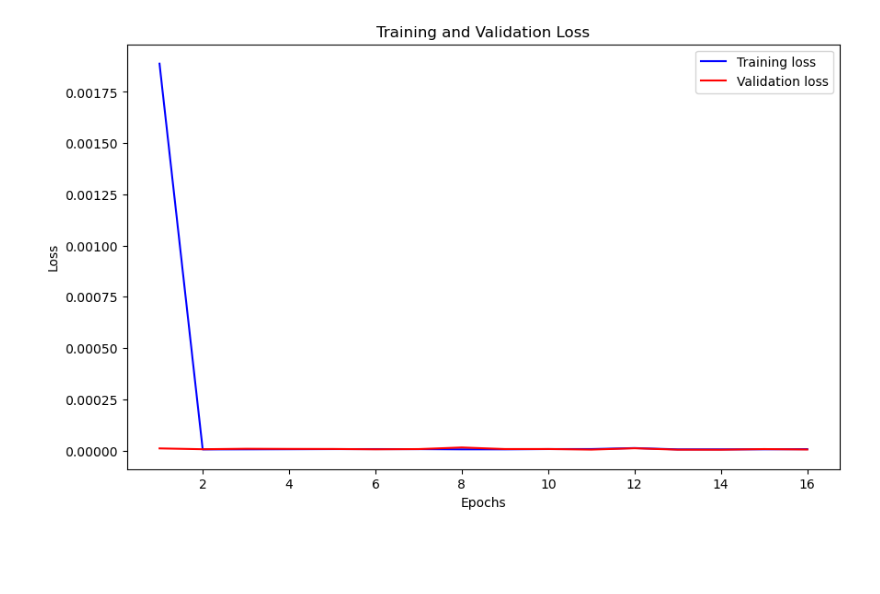
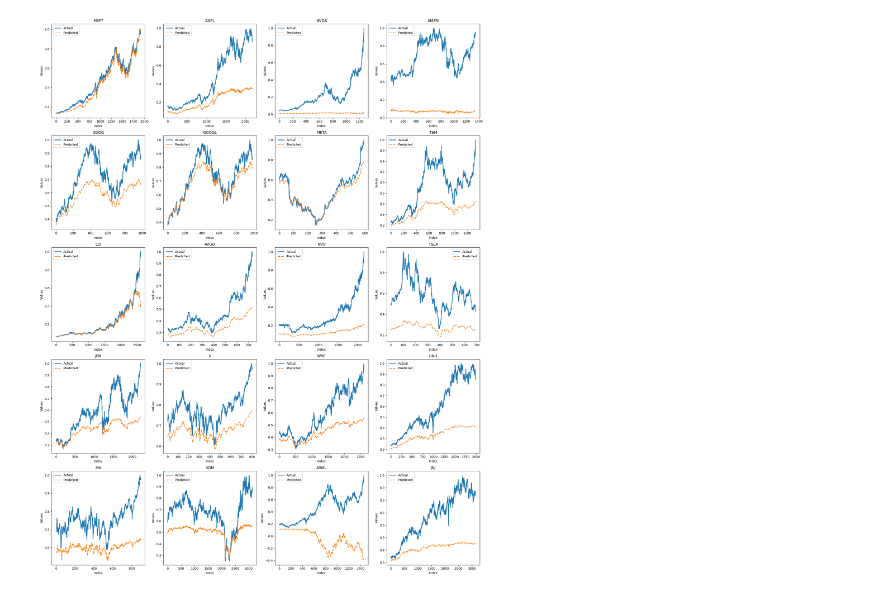
Before and after one commit to thinkaboutzuuu/research-project, a Jupyter notebook: LSTM/get_mod.ipynb, the cells around one changed output. Drawn from its saved outputs; the diff is of its cells as text; code cells hidden in the pictures; blank space fills up the shorter version.

Commit message:
completed predicting values and

```diff
--- a/LSTM/get_mod.ipynb
+++ b/LSTM/get_mod.ipynb
@@ -32,7 +32,7 @@ for name in ticker_names:
 
 
     for i in range(len(open)-time_steps-1):
-        X_i = np.vstack((open[i:i+time_steps], high[i:i+time_steps], low[i:i+time_steps])).T
+        X_i = np.vstack((open[i:i+time_steps], high[i:i+time_steps], low[i:i+time_steps], close[i:i+time_steps])).T
         Y_i = close[i+time_steps]
         X_name.append(X_i)
         Y_name.append(Y_i)
@@ -308,7 +136,7 @@ Epoch 1/100
 # %%
+import IPython
 from keras.models import load_model
-import numpy as np
-from tensorflow.keras.losses import mse, mae
+from tensorflow.keras.losses import mse
 
 
 
@@ -320,8 +148,8 @@ for i in range(len(ticker_names)):
     prediction = model.predict(X_tests[i])
     prediction = prediction.flatten()
     predictions.append(prediction)
-    mses.append(mse(Y_tests[i], prediction))
-    print(mse(Y_tests[i], prediction))
+    mses.append(float(mse(Y_tests[i], prediction)))
+    IPython.display.clear_output()
 
-# print(f'Mean Squared Error: {mses}')
+print(f'Mean Squared Error: {mses}')
 # %% [output]
@@ -472,23 +157,35 @@ AttributeError: 'list' object has no attribute 'shape'
-# %%
-import matplotlib.pyplot as plt
-
-historyi = histories[0]
-# Assuming 'history' is the history object returned from the 'fit()' method
-# Extract loss and validation loss
-loss = historyi.history['loss']
-val_loss = historyi.history.get('val_loss')  # 'None' if no validation loss
-
-# Create count of the number of epochs
-epochs = range(1, len(loss) + 1)
-
-# Plot training and validation loss
-plt.figure(figsize=(10, 6))
-plt.plot(epochs, loss, 'b', label='Training loss')  # 'bo' for blue dot
-plt.plot(epochs, val_loss, 'r', label='Validation loss') if val_loss is not None else None
-plt.title('Training and Validation Loss')
-plt.xlabel('Epochs')
-plt.ylabel('Loss')
-plt.legend()
-plt.show()
-# %% [output]
-[figure, removed]
+# %%
+import matplotlib.pyplot as plt
+
+# # Let's assume predictions and y_tests are already defined as described.
+# predictions = [...]  # Replace [...] with your predictions list
+# y_tests = [...]      # Replace [...] with your actual values, assumed to be a numpy array of numpy arrays
+
+# Number of datasets
+num_datasets = 20
+
+# Setup the subplot dimensions (5 rows, 4 columns in this case)
+fig, axes = plt.subplots(5, 4, figsize=(20, 25))  # Adjust the figsize as needed
+
+# Loop through all datasets
+for i in range(num_datasets):
+    # Identify the correct subplot
+    ax = axes[i // 4, i % 4]
+
+    # Plot the actual values and predicted values
+    ax.plot(Y_tests[i], label='Actual', linewidth=2)
+    ax.plot(predictions[i], label='Predicted', linestyle='--', linewidth=2)
+
+    # Formatting the graph
+    ax.set_title(f'{ticker_names[i]}')
+    ax.set_xlabel('Index')
+    ax.set_ylabel('Values')
+    ax.legend()
+
+# Adjust layout to prevent overlap
+plt.tight_layout()
+
+# Display the plot
+plt.show()
+# %% [output]
+[figure, added]
```
Also changed, not shown: parts of 4 cells of this notebook, 22 other files.
